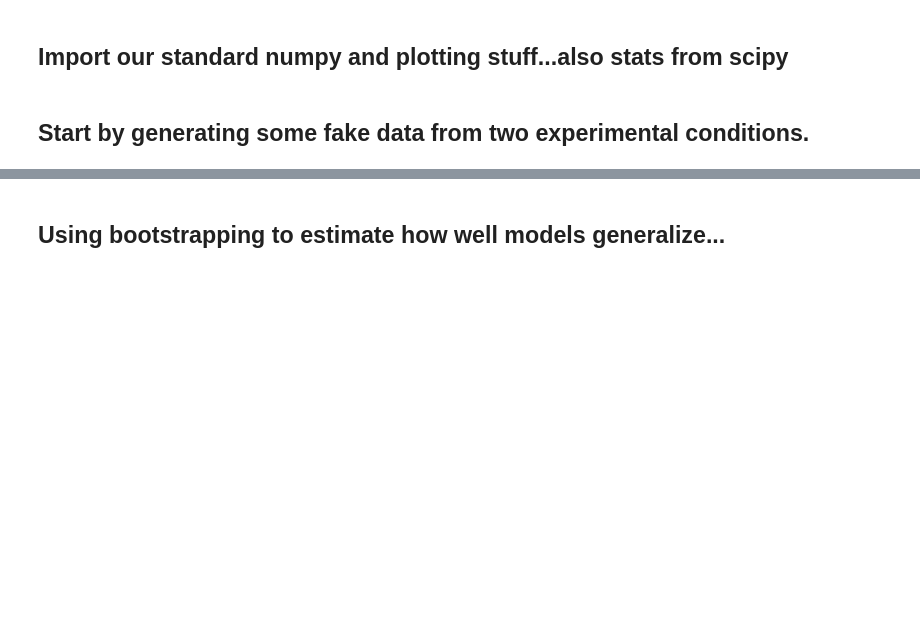
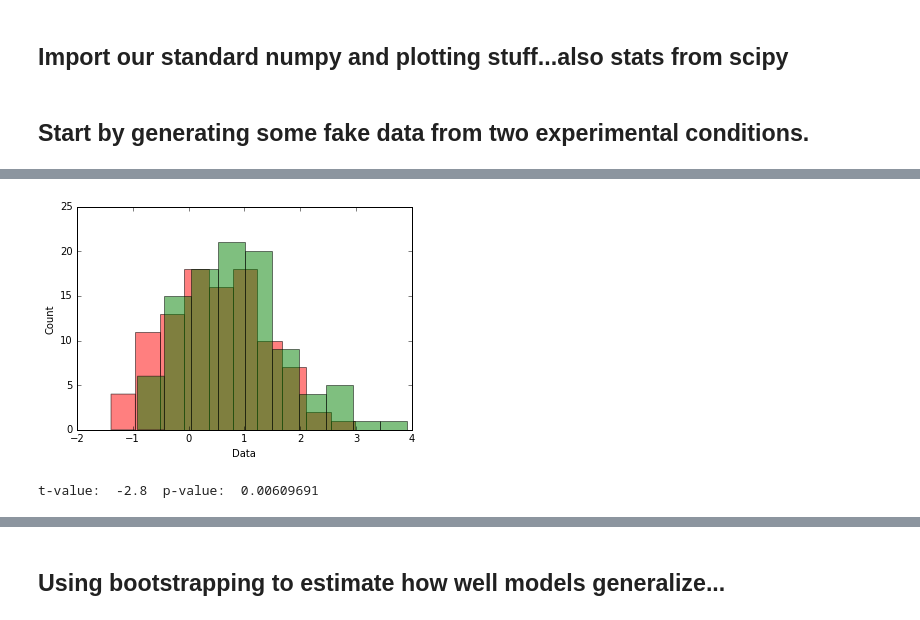
Before and after one commit to TimCSheehan/dev, a Jupyter notebook: Tutorial030_NonParametricStats.ipynb, the cells around one changed output, grey strips where cells are left out. Cells and saved outputs as stored; diff of their text form; code cells hidden in the pictures; blank space fills up the shorter version.

```diff
--- a/Tutorial030_NonParametricStats.ipynb
+++ b/Tutorial030_NonParametricStats.ipynb
@@ -61,0 +43,21 @@ OOB Sample: [0.2, 0.3]
+# %%
+N = 100                      # number of data points (or 'subjects')
+mu_of_conditions = .5,1      # means of each distribution
+var_of_conditions = 1,1      # variance of each distribution - start with equal variance
+
+# then use random.randn to generate two data sets with specified
+d1 = (np.random.randn(N,) + mu_of_conditions[0]) * var_of_conditions[0]
+d2 = (np.random.randn(N,) + mu_of_conditions[1]) * var_of_conditions[1]
+
+# histogram to show the data. Use alpha value to set transparency so that you can see overlap
+plt.hist(d1, color='r', alpha=.5)
+plt.hist(d2, color='g', alpha=.5)
+plt.xlabel('Data')
+plt.ylabel('Count')
+plt.show()
+
+t_val = stats.ttest_rel(d1,d2)
+print('t-value: ', np.round(t_val.statistic,2), ' p-value: ', np.round(t_val.pvalue,8))
+# %% [output]
+[figure, added]
+t-value:  -2.8  p-value:  0.00609691
```
Also changed, not shown: parts of 11 cells of this notebook.
